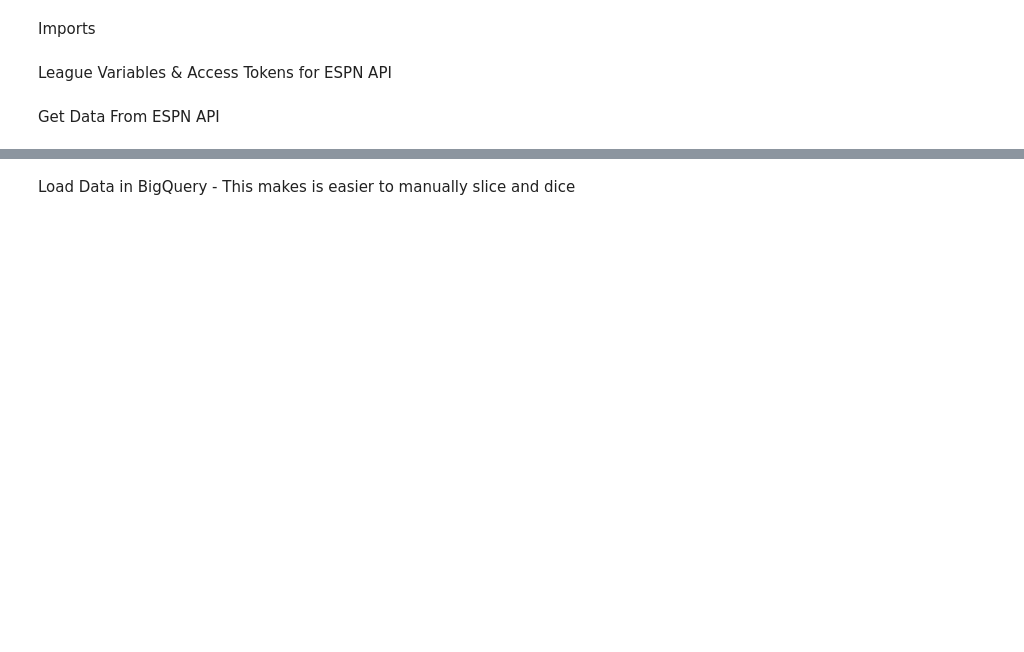
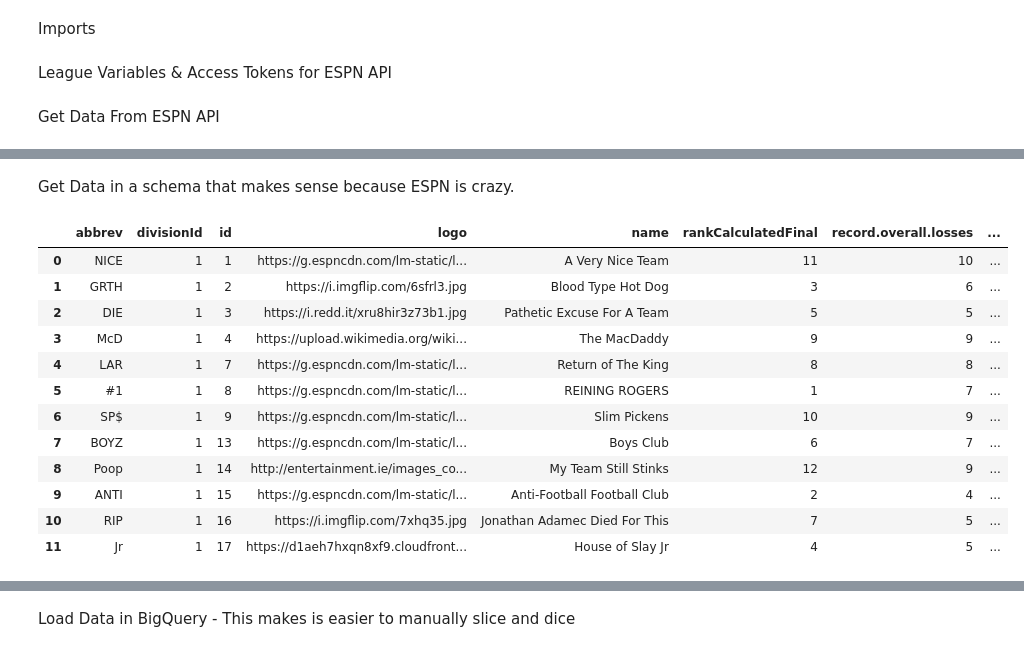
Before and after one commit to JimMiller-0/Might-be-my-Year, a Jupyter notebook: Might_be_my_Year.ipynb, the cells around one changed output, grey strips where cells are left out. Cells and saved outputs as stored; diff of their text form; code cells hidden in the pictures; blank space fills up the shorter version.

```diff
--- a/Might_be_my_Year.ipynb
+++ b/Might_be_my_Year.ipynb
@@ -113,0 +77,19 @@ JSON file saved successfully.
+# %% [markdown]
+Get Data in a schema that makes sense because ESPN is crazy.
+# %%
+df = pd.json_normalize(data, record_path=['teams'])
+df
+# %% [output]
+|  | abbrev | divisionId | id | logo | name | rankCalculatedFinal | record.overall.losses | ... |
+| 0 | NICE | 1 | 1 | https://g.espncdn.com/lm-static/l... | A Very Nice Team | 11 | 10 | ... |
+| 1 | GRTH | 1 | 2 | https://i.imgflip.com/6sfrl3.jpg | Blood Type Hot Dog | 3 | 6 | ... |
+| 2 | DIE | 1 | 3 | https://i.redd.it/xru8hir3z73b1.jpg | Pathetic Excuse For A Team | 5 | 5 | ... |
+| 3 | McD | 1 | 4 | https://upload.wikimedia.org/wiki... | The MacDaddy | 9 | 9 | ... |
+| 4 | LAR | 1 | 7 | https://g.espncdn.com/lm-static/l... | Return of The King | 8 | 8 | ... |
+| 5 | #1 | 1 | 8 | https://g.espncdn.com/lm-static/l... | REINING ROGERS | 1 | 7 | ... |
+| 6 | SP$ | 1 | 9 | https://g.espncdn.com/lm-static/l... | Slim Pickens | 10 | 9 | ... |
+| 7 | BOYZ | 1 | 13 | https://g.espncdn.com/lm-static/l... | Boys Club | 6 | 7 | ... |
+| 8 | Poop | 1 | 14 | http://entertainment.ie/images_co... | My Team Still Stinks | 12 | 9 | ... |
+| 9 | ANTI | 1 | 15 | https://g.espncdn.com/lm-static/l... | Anti-Football Football Club | 2 | 4 | ... |
+| 10 | RIP | 1 | 16 | https://i.imgflip.com/7xhq35.jpg | Jonathan Adamec Died For This | 7 | 5 | ... |
+| 11 | Jr | 1 | 17 | https://d1aeh7hxqn8xf9.cloudfront... | House of Slay Jr | 4 | 5 | ... |
```
Also changed, not shown: parts of 4 cells of this notebook.
